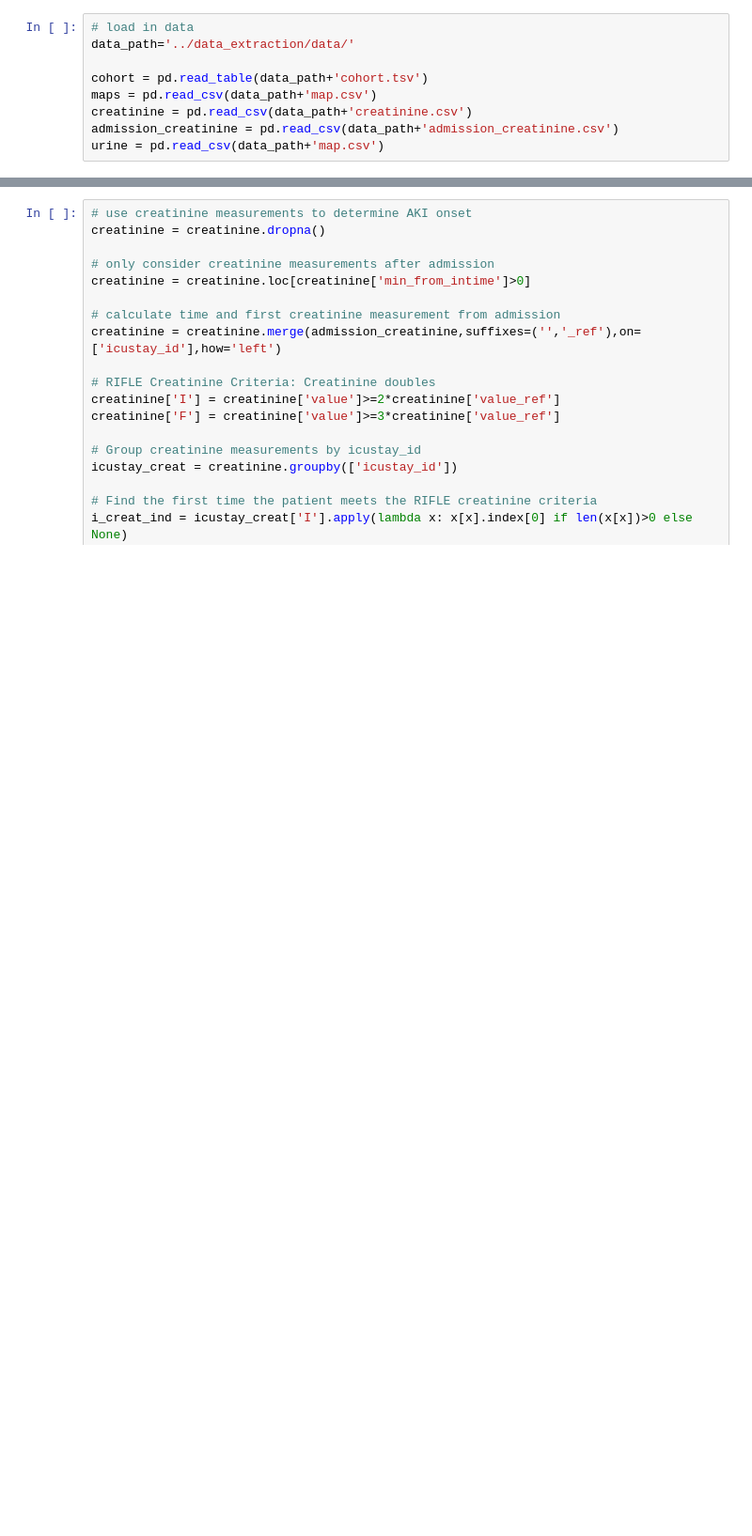
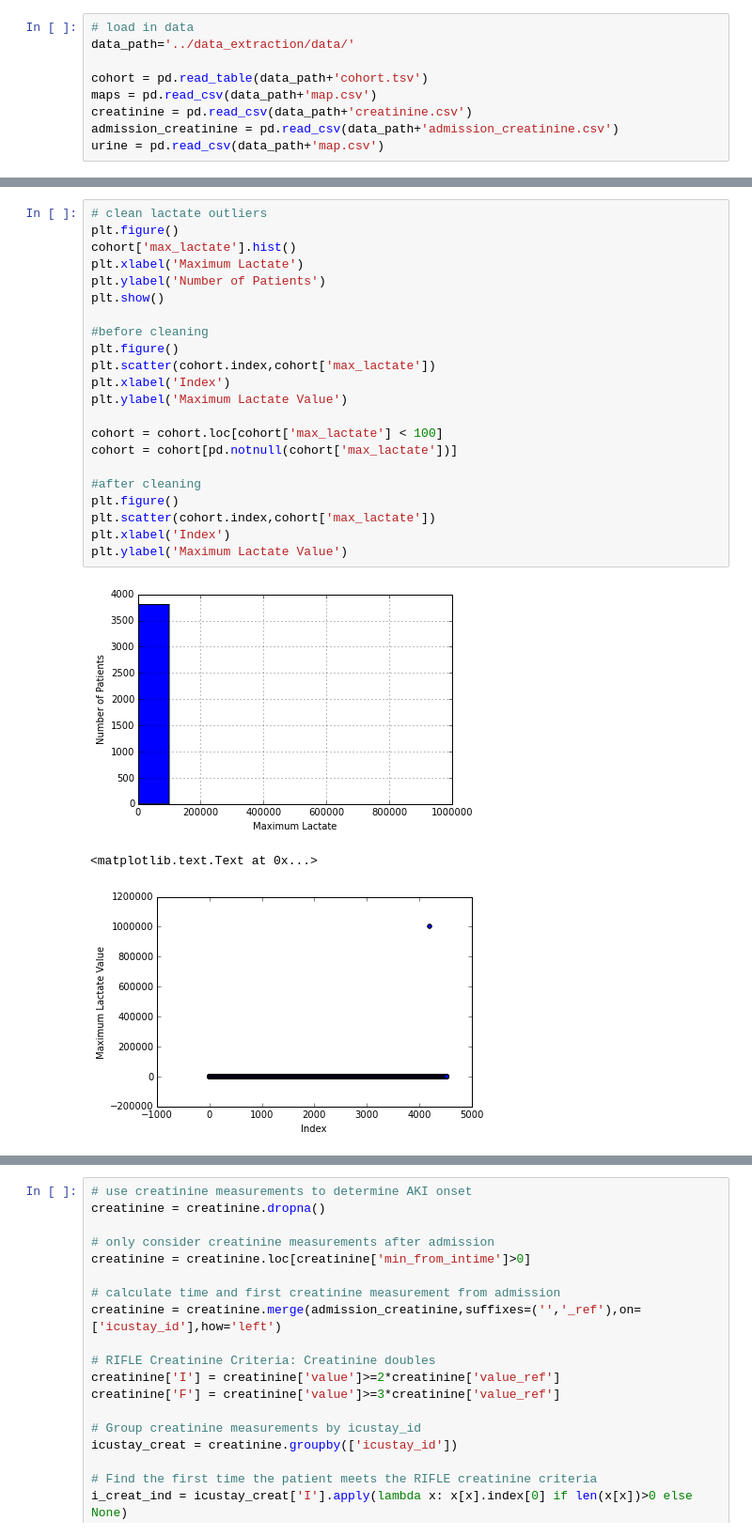
Before and after one commit to nalinimsingh/HST.953-AKI-Prediction, a Jupyter notebook: data_analysis/initial_analysis.ipynb, the cells around one changed output, grey strips where cells are left out. Shown at 94% size. Drawn from its saved outputs; the diff is of its cells as text; blank space fills up the shorter version.

```diff
--- a/data_analysis/initial_analysis.ipynb
+++ b/data_analysis/initial_analysis.ipynb
@@ -67 +74,27 @@ UNKNOWN                          0.128978
 dtype: float64
+# %%
+# clean lactate outliers
+plt.figure()
+cohort['max_lactate'].hist()
+plt.xlabel('Maximum Lactate')
+plt.ylabel('Number of Patients')
+plt.show()
+
+#before cleaning
+plt.figure()
+plt.scatter(cohort.index,cohort['max_lactate'])
+plt.xlabel('Index')
+plt.ylabel('Maximum Lactate Value')
+
+cohort = cohort.loc[cohort['max_lactate'] < 100]
+cohort = cohort[pd.notnull(cohort['max_lactate'])]
+
+#after cleaning
+plt.figure()
+plt.scatter(cohort.index,cohort['max_lactate'])
+plt.xlabel('Index')
+plt.ylabel('Maximum Lactate Value')
+# %% [output]
+[figure, added]
+<matplotlib.text.Text at 0x...>
+[figure, added]
```
Also changed, not shown: parts of 9 cells of this notebook.
